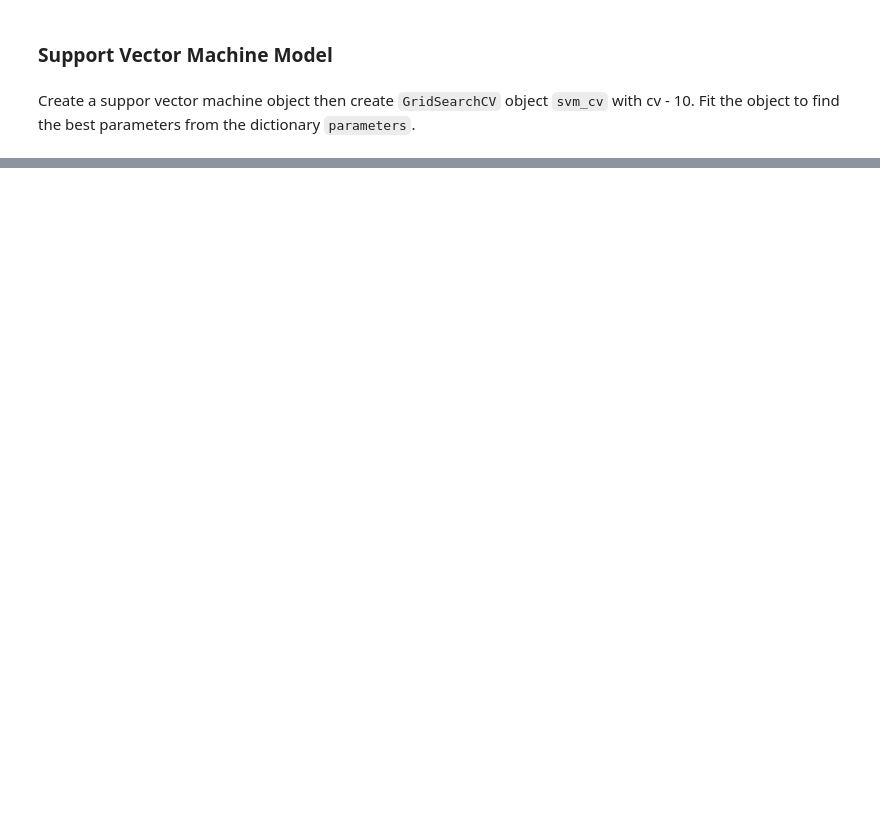
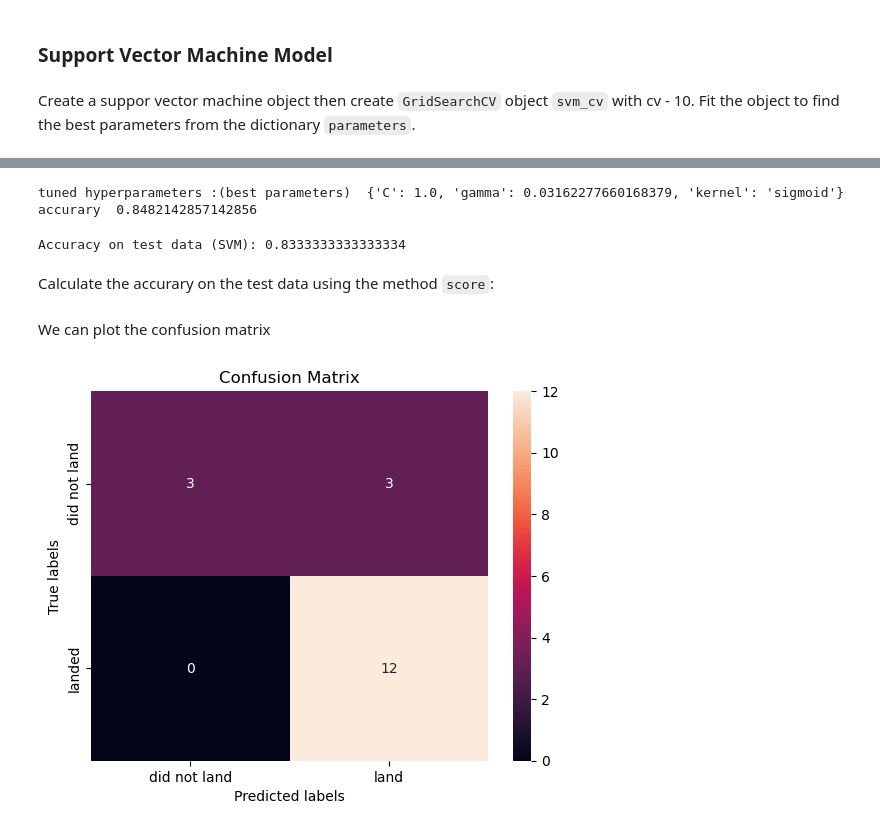
Before and after one commit to ClaudioChavarria/Rocket-Landing-Success-ML, a Jupyter notebook: 04-machine-learning-prediction/04-machine-learning-prediction.ipynb, the cells around one changed output, grey strips where cells are left out. Cells and saved outputs as stored; diff of their text form; code cells hidden in the pictures; blank space fills up the shorter version.

```diff
--- a/04-machine-learning-prediction/04-machine-learning-prediction.ipynb
+++ b/04-machine-learning-prediction/04-machine-learning-prediction.ipynb
@@ -185,0 +201,23 @@ Create a suppor vector machine object then create `GridSearchCV` object `svm_cv`
+# %%
+print("tuned hyperparameters :(best parameters) ", svm_cv.best_params_ )
+print("accurary ", svm_cv.best_score_)
+# %% [output]
+tuned hyperparameters :(best parameters)  {'C': 1.0, 'gamma': 0.03162277660168379, 'kernel': 'sigmoid'}
+accurary  0.8482142857142856
+# %%
+# Calculate the accuracy on the test data
+accuracy_svm = svm_cv.score(X_test, Y_test)
+
+# Print the accuracy
+print("Accuracy on test data (SVM):", accuracy_svm)
+# %% [output]
+Accuracy on test data (SVM): 0.8333333333333334
+# %% [markdown]
+Calculate the accurary on the test data using the method `score`:
+# %% [markdown]
+We can plot the confusion matrix
+# %%
+yhat = best_model.predict(X_test)
+plot_confusion_matrix( Y_test, yhat)
+# %% [output]
+[figure, added]
```
Also changed, not shown: parts of 14 cells of this notebook.
